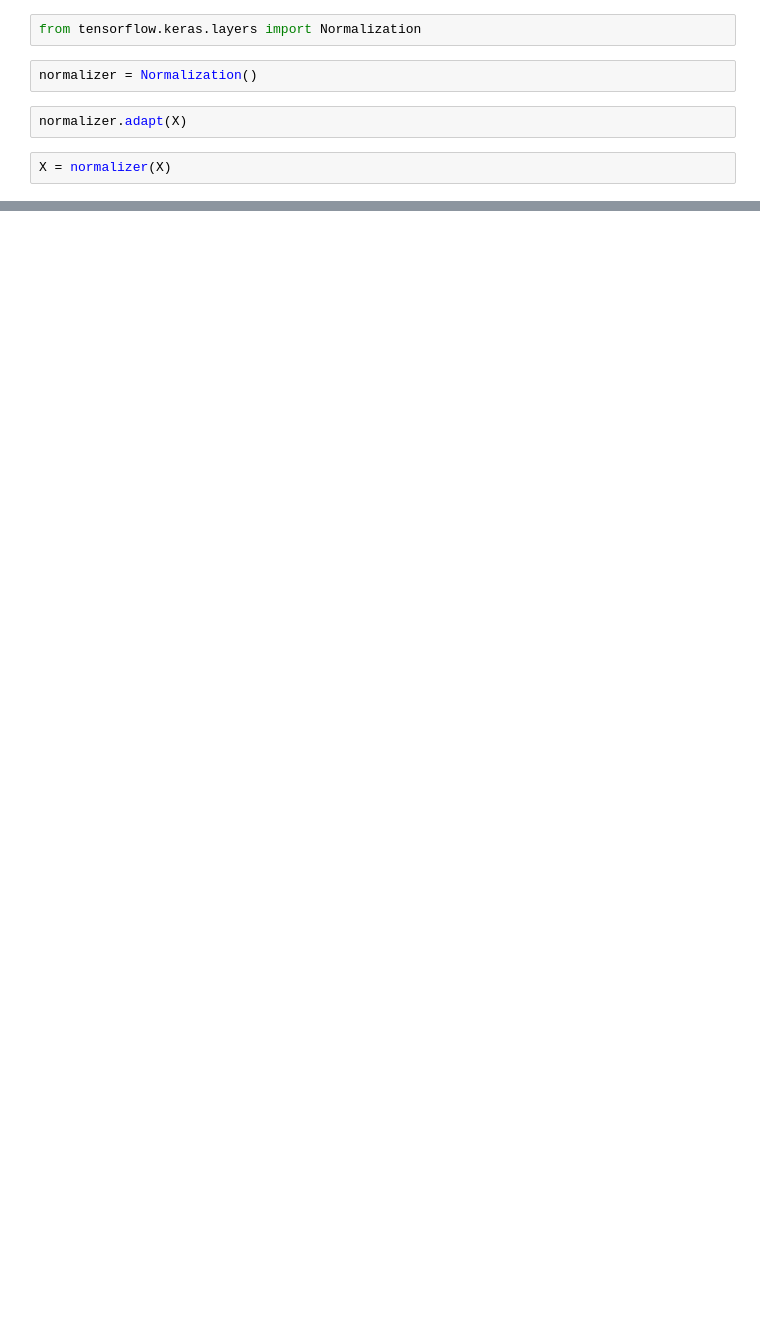
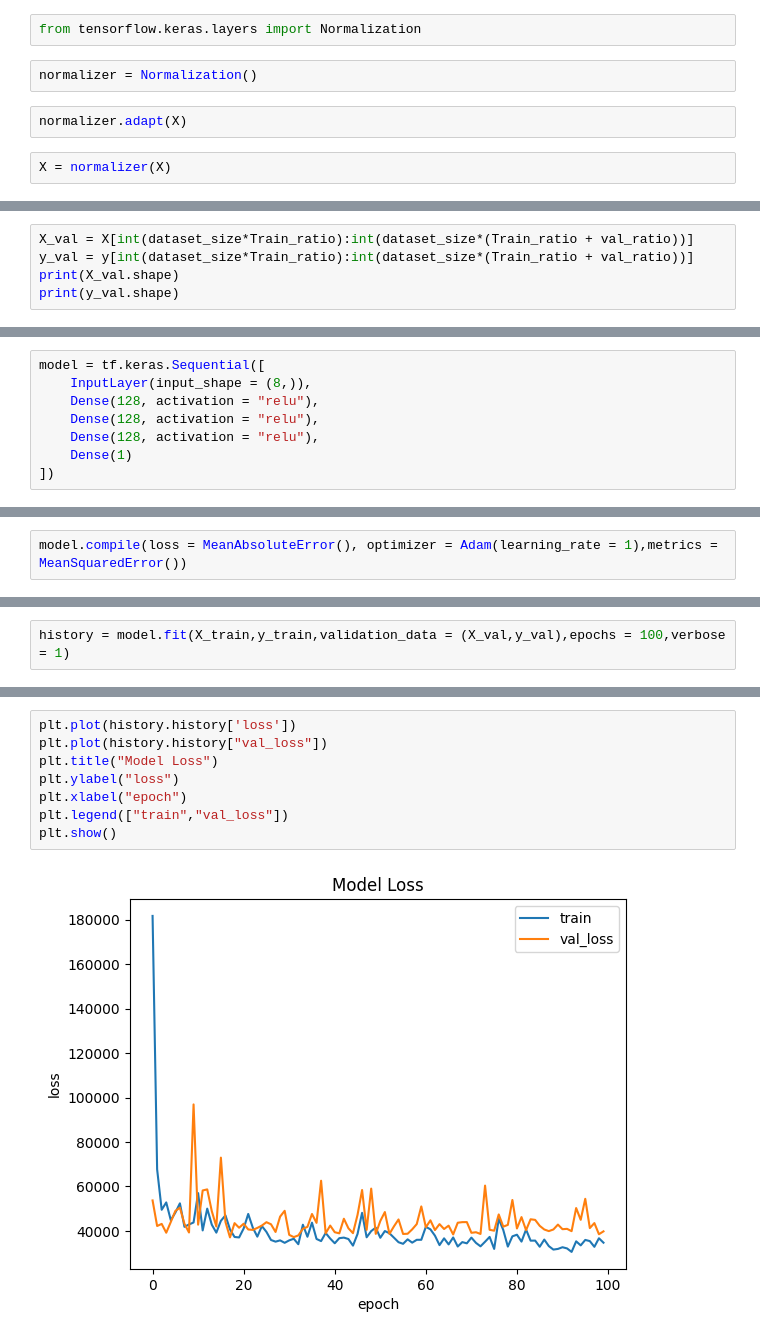
Before and after one commit to Harisudhan5/Second_Hand_Car_price_prediction, a Jupyter notebook: main.ipynb, the cells around one changed output, grey strips where cells are left out. Saved outputs shown, nothing was run; the diff lists cells and outputs as text; blank space fills up the shorter version.

Commit message:
built model

```diff
--- a/main.ipynb
+++ b/main.ipynb
@@ -220,0 +173,5 @@ array([[126010.22, 126010.22, 126010.22, 126010.22, 126010.22, 126010.22,
+# %%
+X_val = X[int(dataset_size*Train_ratio):int(dataset_size*(Train_ratio + val_ratio))]
+y_val = y[int(dataset_size*Train_ratio):int(dataset_size*(Train_ratio + val_ratio))]
+print(X_val.shape)
+print(y_val.shape)
@@ -220,0 +193,8 @@ array([[126010.22, 126010.22, 126010.22, 126010.22, 126010.22, 126010.22,
+# %%
+model = tf.keras.Sequential([
+    InputLayer(input_shape = (8,)),
+    Dense(128, activation = "relu"),
+    Dense(128, activation = "relu"),
+    Dense(128, activation = "relu"),
+    Dense(1)
+])
@@ -220,0 +205,2 @@ array([[126010.22, 126010.22, 126010.22, 126010.22, 126010.22, 126010.22,
+# %%
+model.compile(loss = MeanAbsoluteError(), optimizer = Adam(learning_rate = 1),metrics = MeanSquaredError())
@@ -220,0 +227,2 @@ array([[126010.22, 126010.22, 126010.22, 126010.22, 126010.22, 126010.22,
+# %%
+history = model.fit(X_train,y_train,validation_data = (X_val,y_val),epochs = 100,verbose = 1)
@@ -220,0 +247,10 @@ array([[126010.22, 126010.22, 126010.22, 126010.22, 126010.22, 126010.22,
+# %%
+plt.plot(history.history['loss'])
+plt.plot(history.history["val_loss"])
+plt.title("Model Loss")
+plt.ylabel("loss")
+plt.xlabel("epoch")
+plt.legend(["train","val_loss"])
+plt.show()
+# %% [output]
+[figure, added]
```
Also changed, not shown: parts of 38 cells of this notebook, 1 other file.
